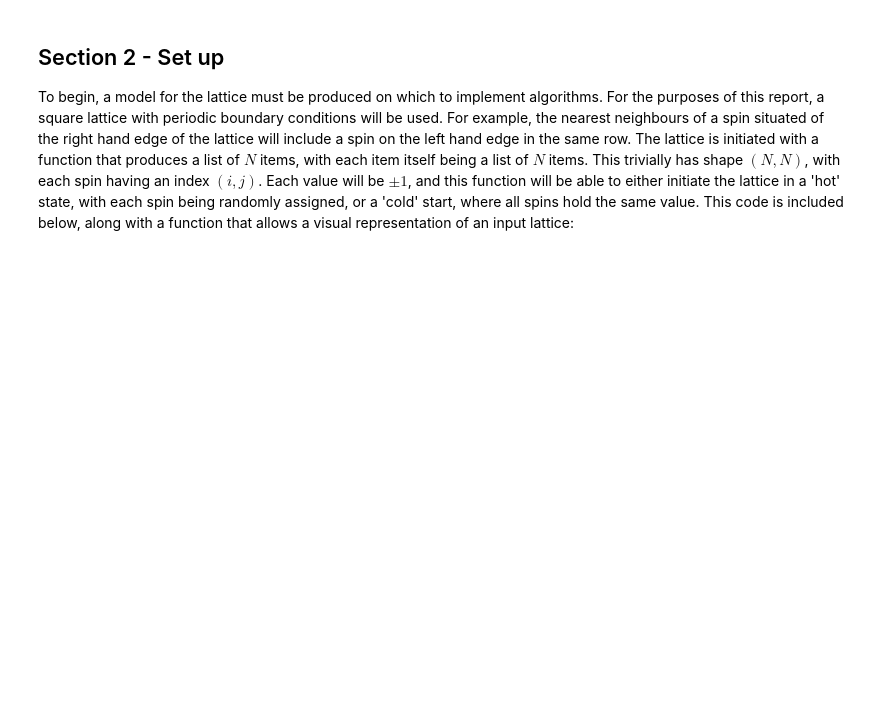
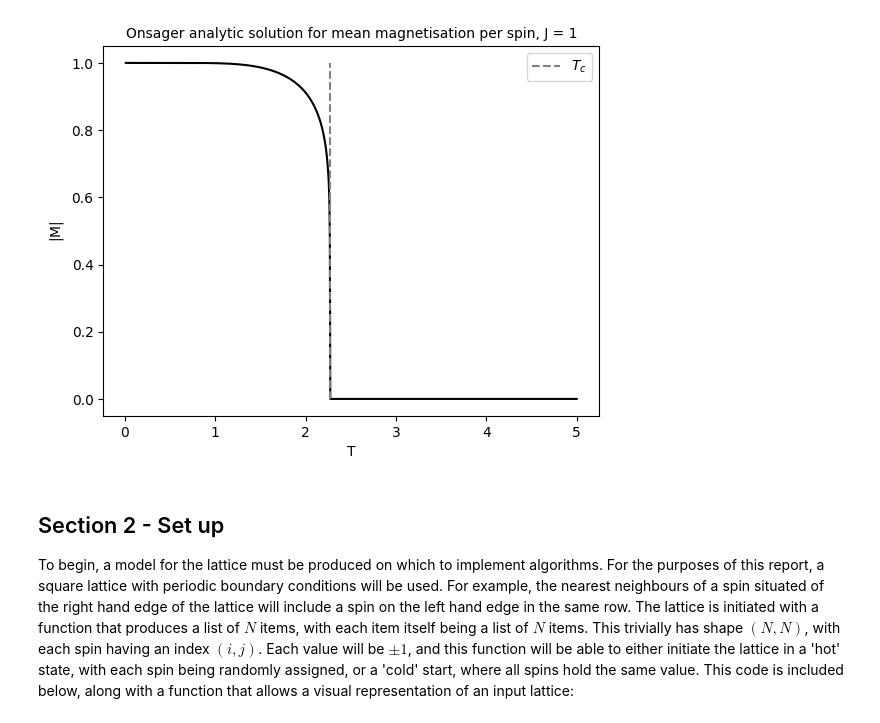
Before and after one commit to Part-II-Computational-Physics/cluster-algorithms-for-monte-carlo-jbd29, a Jupyter notebook: isiing set up 2.ipynb, the cells around one changed output. Saved outputs shown, nothing was run; the diff lists cells and outputs as text; code cells hidden in the pictures; blank space fills up the shorter version.

```diff
--- a/isiing set up 2.ipynb
+++ b/isiing set up 2.ipynb
@@ -35,3 +45,33 @@ In some limiting cases, the behaviour of this system is analytically solvable, f
+# %%
+# Firstly, import necessary modules for our program:
+import numpy as np
+rng = np.random.default_rng()
+import matplotlib.pylab as plt
+
+# Plot Onsager solution, J = 1:
+J = 1
+Ts = np.linspace(0.01,5,1000)
+T_c = 2*J/np.log(1 + np.sqrt(2)) # Critical temperature
+
+# Construct absolute magnetism:
+M_analytic = []
+
+for T in Ts:
+    if T < T_c:
+        M_analytic.append(np.power(1 - np.power(np.sinh(2*J/T),-4),1/8))
+    else:
+        M_analytic.append(0)
+
+# Plot:
+plt.plot(Ts, M_analytic, color = 'black')
+plt.plot(np.full((5,1),T_c), np.linspace(0,1,5), linestyle = '--', color = 'gray', label = r'$T_c$')
+plt.xlabel('T')
+plt.ylabel(r'$\vert$M$\vert$')
+plt.title('Onsager analytic solution for mean magnetisation per spin, J = ' + str(J), fontsize = 10)
+plt.legend()
+plt.show()
+# %% [output]
+[figure, added]
 # %% [markdown]
 ## Section 2 - Set up
 
```
Also changed, not shown: parts of 3 cells of this notebook.
